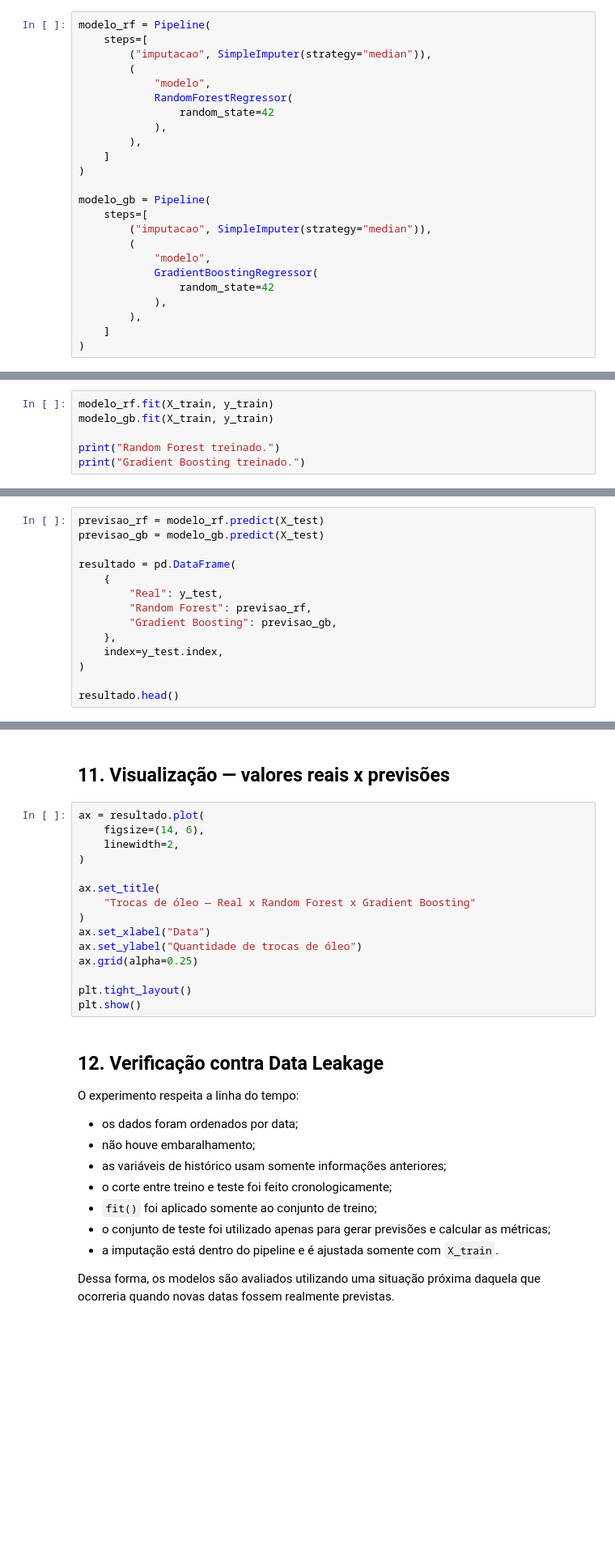
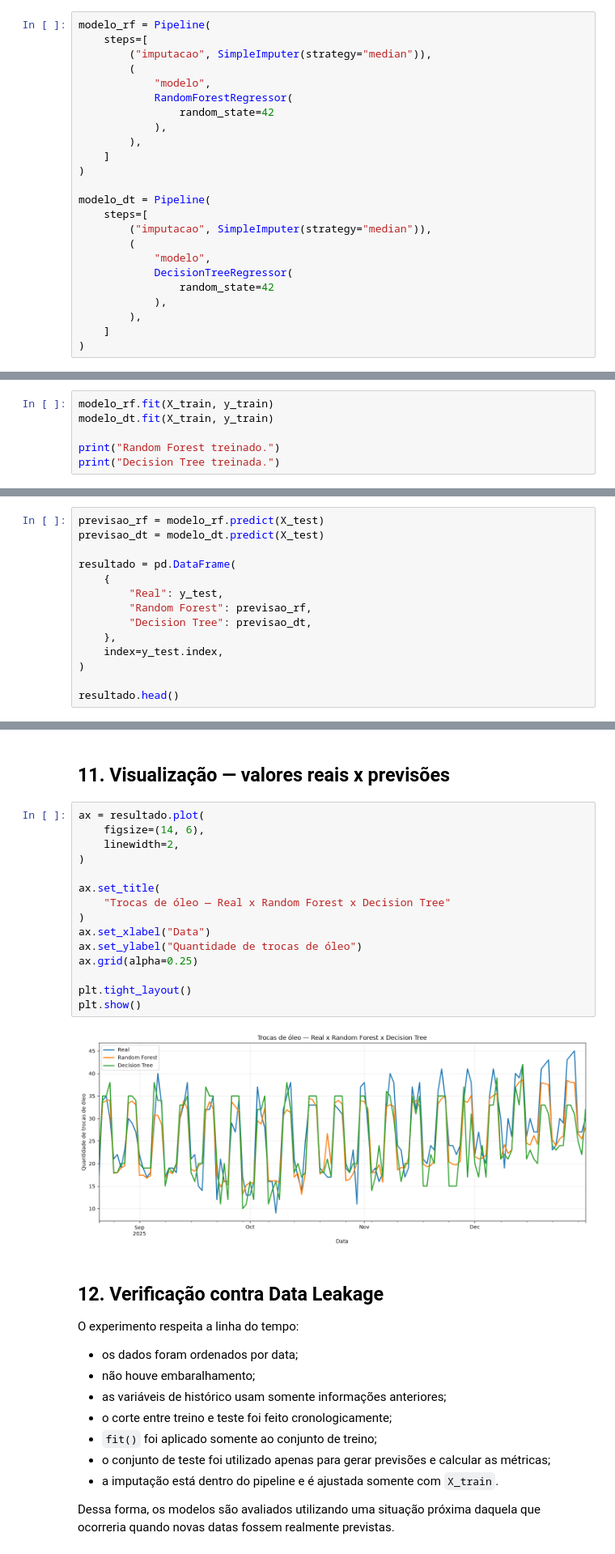
Before and after one commit to matheusesdev/mecaniQA-salvador, a Jupyter notebook: notebooks/oat3_pipeline_preditivo.ipynb, the cells around one changed output, grey strips where cells are left out. Shown at 81% size. Drawn from its saved outputs; the diff is of its cells as text; blank space fills up the shorter version.

```diff
--- a/notebooks/oat3_pipeline_preditivo.ipynb
+++ b/notebooks/oat3_pipeline_preditivo.ipynb
@@ -177,12 +207,12 @@ modelo_rf = Pipeline(
     ]
 )
 
-modelo_gb = Pipeline(
+modelo_dt = Pipeline(
     steps=[
         ("imputacao", SimpleImputer(strategy="median")),
         (
             "modelo",
-            GradientBoostingRegressor(
+            DecisionTreeRegressor(
                 random_state=42
             ),
         ),
@@ -196,7 +226,7 @@ O `fit()` é executado somente sobre os dados de treinamento.
 Como o `SimpleImputer` está dentro do `Pipeline`, qualquer estatística necessária para a imputação é aprendida somente a partir de `X_train`. O conjunto de teste não participa do treinamento.
 # %%
 modelo_rf.fit(X_train, y_train)
-modelo_gb.fit(X_train, y_train)
+modelo_dt.fit(X_train, y_train)
 
 print("Random Forest treinado.")
-print("Gradient Boosting treinado.")
+print("Decision Tree treinada.")
@@ -204,13 +237,13 @@ print("Gradient Boosting treinado.")
 ## 7. Previsões no período de teste
 # %%
 previsao_rf = modelo_rf.predict(X_test)
-previsao_gb = modelo_gb.predict(X_test)
+previsao_dt = modelo_dt.predict(X_test)
 
 resultado = pd.DataFrame(
     {
         "Real": y_test,
         "Random Forest": previsao_rf,
-        "Gradient Boosting": previsao_gb,
+        "Decision Tree": previsao_dt,
     },
     index=y_test.index,
 )
@@ -333,18 +395,20 @@ metricas_comparacao.sort_values("RMSE")
 # %%
 ax = resultado.plot(
     figsize=(14, 6),
     linewidth=2,
 )
 
 ax.set_title(
-    "Trocas de óleo — Real x Random Forest x Gradient Boosting"
+    "Trocas de óleo — Real x Random Forest x Decision Tree"
 )
 ax.set_xlabel("Data")
 ax.set_ylabel("Quantidade de trocas de óleo")
 ax.grid(alpha=0.25)
 
 plt.tight_layout()
 plt.show()
+# %% [output]
+[figure, added]
 # %% [markdown]
 ## 12. Verificação contra Data Leakage
 
```
Also changed, not shown: parts of 14 cells of this notebook, 3 other files.
